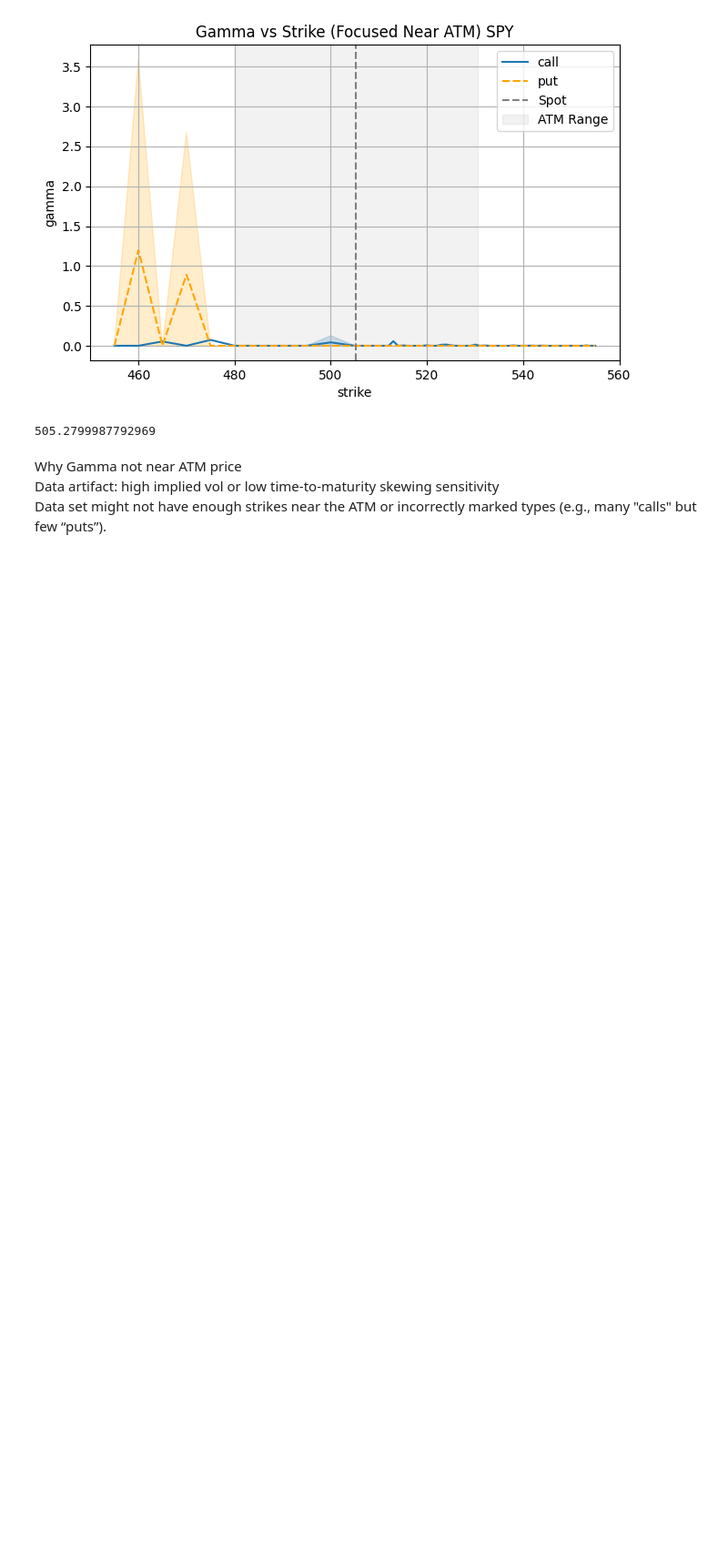
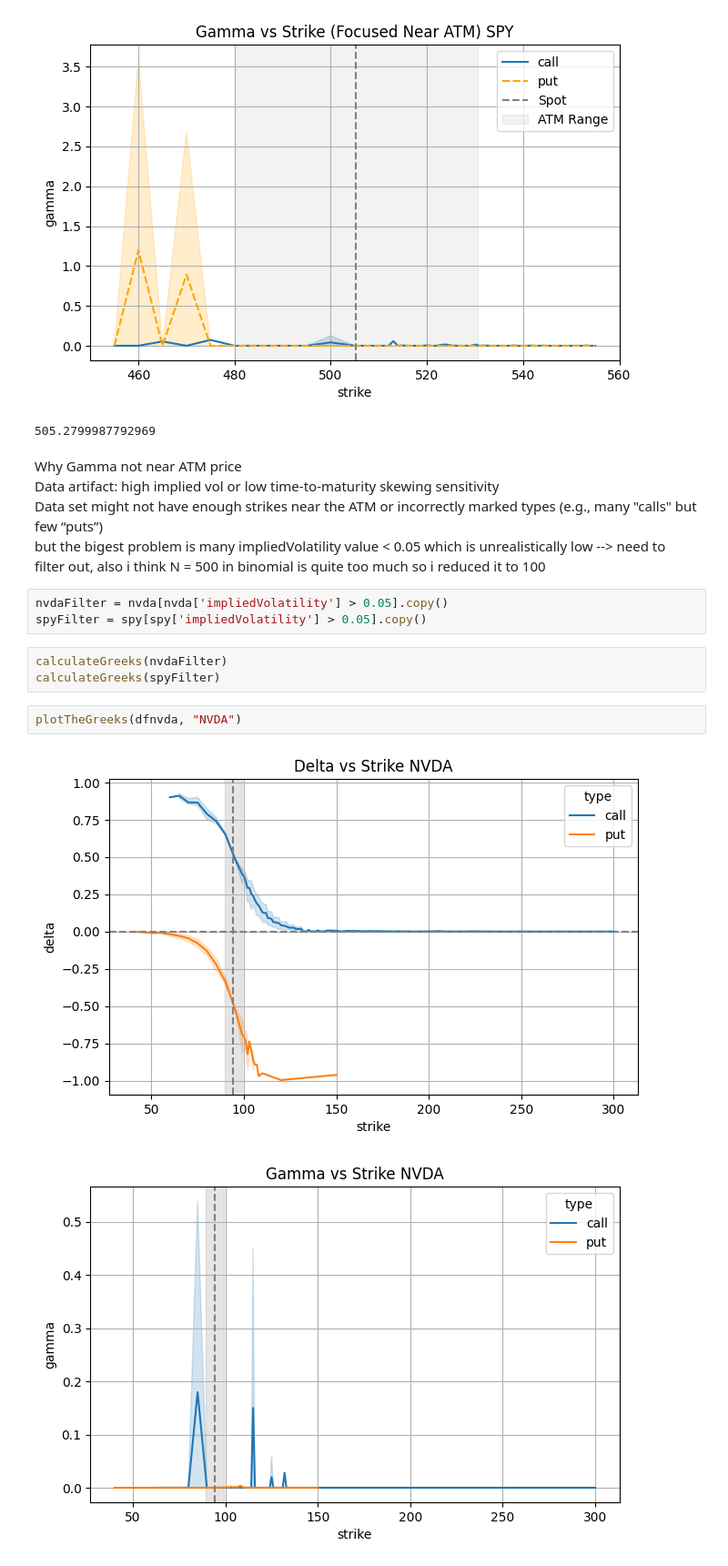
Before and after one commit to Pitchaya-Teeraruttakul/Option-Pricing-and-Risk-Analysis, a Jupyter notebook: notebooks/exploreTheGreeks.ipynb, the cells around one changed output. Shown at 91% size. Cells and saved outputs as stored; diff of their text form; blank space fills up the shorter version.

```diff
--- a/notebooks/exploreTheGreeks.ipynb
+++ b/notebooks/exploreTheGreeks.ipynb
@@ -231,5 +175,17 @@ gammaFocus(dfspy, "SPY")
 <span style="font-size:15px; font-family:'Times new roman';">
 Why Gamma not near ATM price<br>
 Data artifact: high implied vol or low time-to-maturity skewing sensitivity<br>
-Data set might not have enough strikes near the ATM or incorrectly marked types (e.g., many "calls" but few “puts”).
+Data set might not have enough strikes near the ATM or incorrectly marked types (e.g., many "calls" but few “puts”)<br>
+but the bigest problem is many impliedVolatility value < 0.05 which is unrealistically low --> need to filter out, also i think N = 500 in binomial is quite too much so i reduced it to 100
 </span>
+# %%
+nvdaFilter = nvda[nvda['impliedVolatility'] > 0.05].copy()
+spyFilter = spy[spy['impliedVolatility'] > 0.05].copy()
+# %%
+calculateGreeks(nvdaFilter)
+calculateGreeks(spyFilter)
+# %%
+plotTheGreeks(dfnvda, "NVDA")
+# %% [output]
+[figure, added]
+[figure, added]
```
Also changed, not shown: parts of 15 cells of this notebook, 4 other files.
